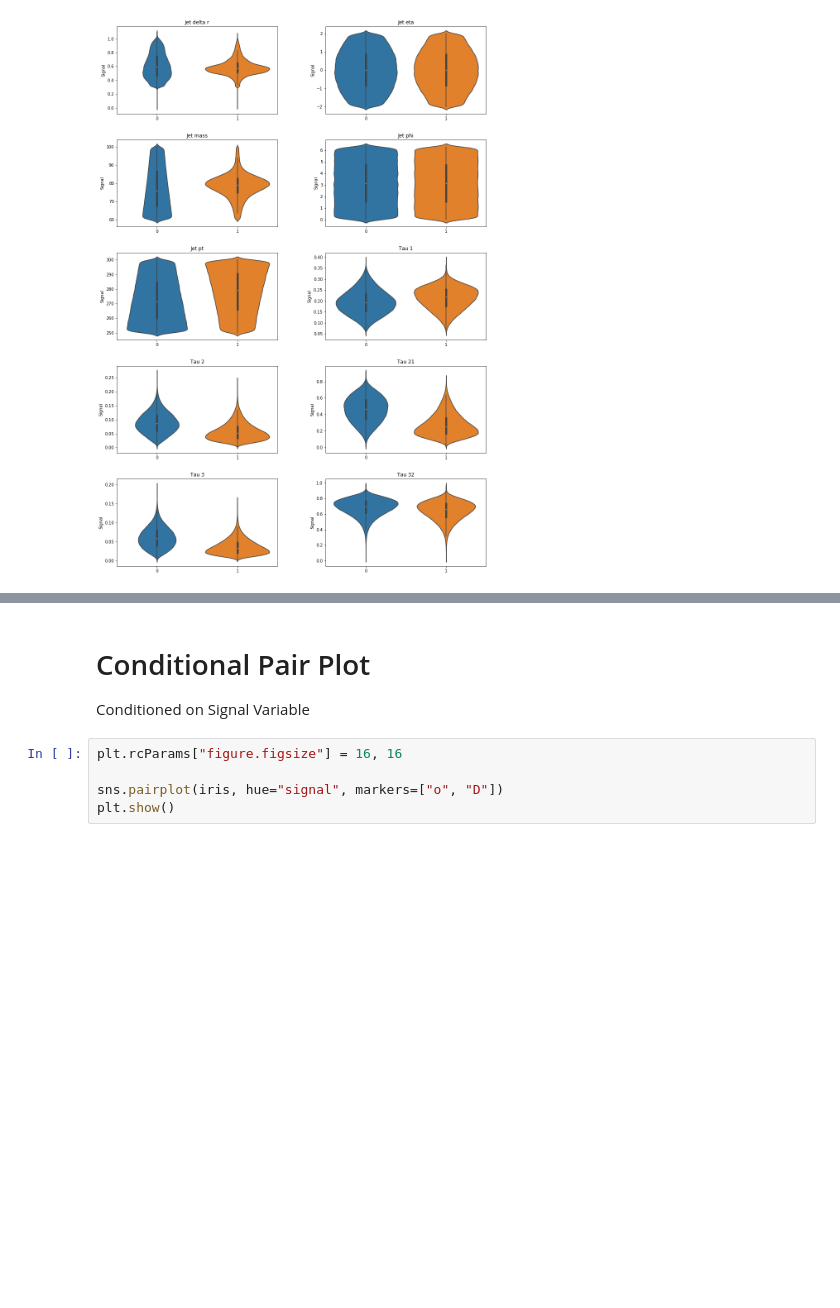
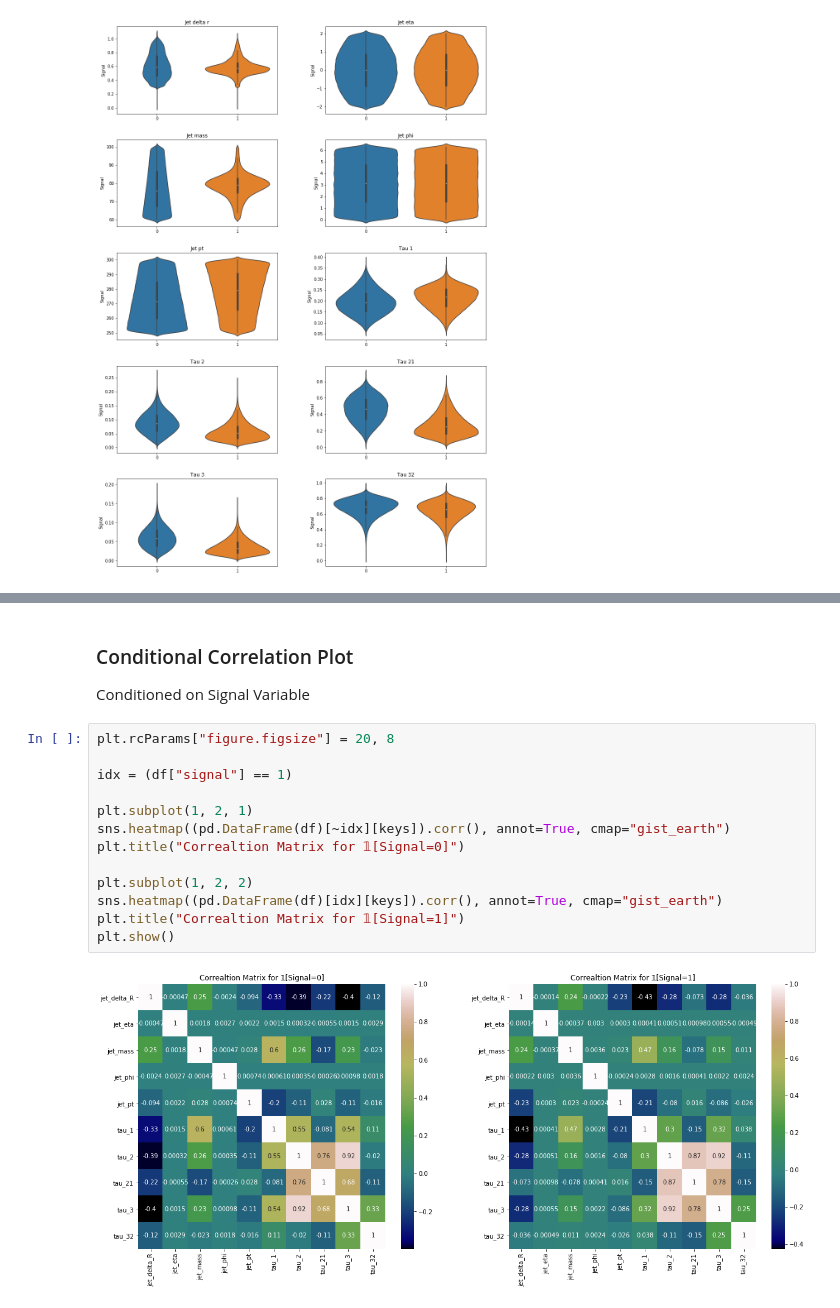
Before and after one commit to itsayushthada/Particle-Physics-Experiments, a Jupyter notebook: LAGAN/Analysis/EDA.ipynb, the cells around one changed output, grey strips where cells are left out. Saved outputs shown, nothing was run; the diff lists cells and outputs as text; blank space fills up the shorter version.

```diff
--- a/LAGAN/Analysis/EDA.ipynb
+++ b/LAGAN/Analysis/EDA.ipynb
@@ -198,8 +225,18 @@ KeyboardInterrupt: ignored
 # %% [markdown]
-# Conditional Pair Plot
+### Conditional Correlation Plot
 Conditioned on Signal Variable
-# %%
-plt.rcParams["figure.figsize"] = 16, 16
-
-sns.pairplot(iris, hue="signal", markers=["o", "D"])
-plt.show()
+# %%
+plt.rcParams["figure.figsize"] = 20, 8
+
+idx = (df["signal"] == 1)
+
+plt.subplot(1, 2, 1)
+sns.heatmap((pd.DataFrame(df)[~idx][keys]).corr(), annot=True, cmap="gist_earth")
+plt.title("Correaltion Matrix for 𝟙[Signal=0]")
+
+plt.subplot(1, 2, 2)
+sns.heatmap((pd.DataFrame(df)[idx][keys]).corr(), annot=True, cmap="gist_earth")
+plt.title("Correaltion Matrix for 𝟙[Signal=1]")
+plt.show()
+# %% [output]
+[figure, added]
```
Also changed, not shown: parts of 24 cells of this notebook.
